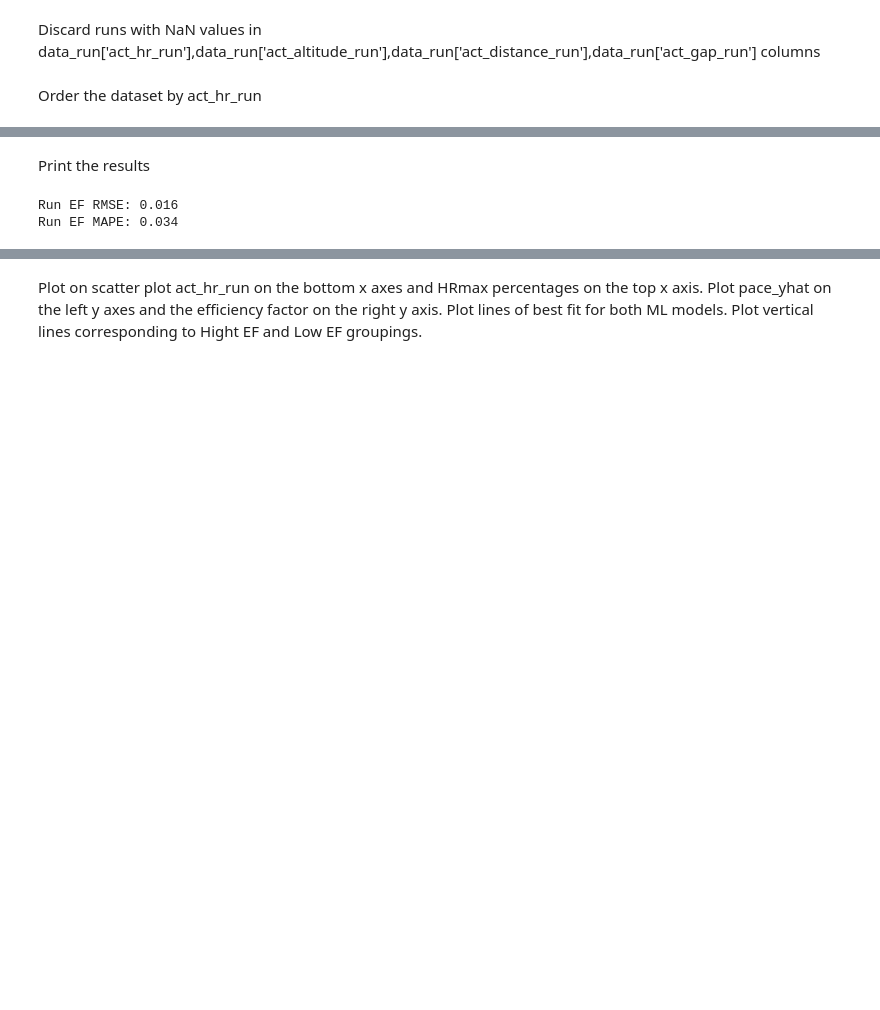
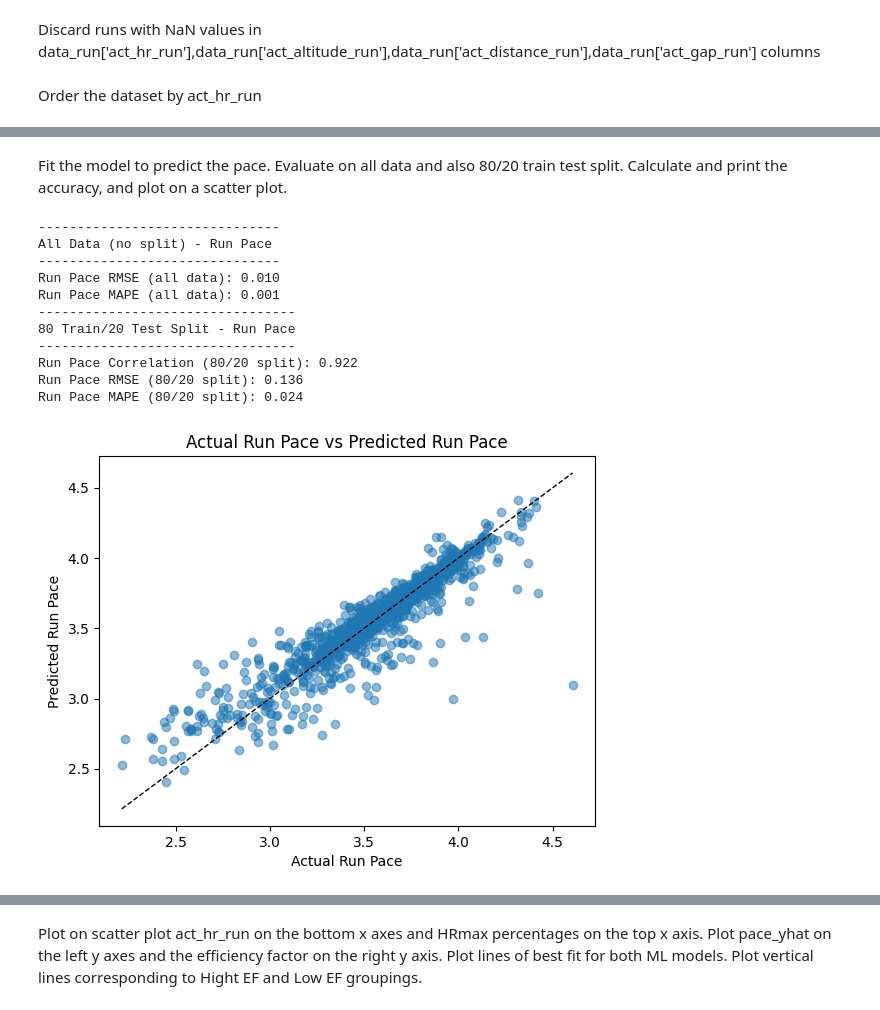
Before and after one commit to pgalko/ml_running_efficiency_predict, a Jupyter notebook: ML_Running_Efficiency_Prediction.ipynb, the cells around one changed output, grey strips where cells are left out. Saved outputs shown, nothing was run; the diff lists cells and outputs as text; code cells hidden in the pictures; blank space fills up the shorter version.

```diff
--- a/ML_Running_Efficiency_Prediction.ipynb
+++ b/ML_Running_Efficiency_Prediction.ipynb
@@ -164 +166,4 @@ data_run = data_run.sort_values(by=['act_hr_run'])
+# %%
+data_run_train = data_run.sample(frac=0.8,random_state=8)
+data_run_test = data_run.drop(data_run_train.index)
 # %% [markdown]
@@ -192,8 +171,60 @@ mape = mean_absolute_percentage_error(data_run['ef_run'], ef_yhat)
-# %% [markdown]
-Print the results
-# %%
-print('Run EF RMSE: %.3f' % rmse)
-print('Run EF MAPE: %.3f' % mape)
-# %% [output]
-Run EF RMSE: 0.016
-Run EF MAPE: 0.034
+# %%
+rf_model = ensemble.RandomForestRegressor(n_estimators=140,min_samples_split=3,min_samples_leaf=1,max_features='sqrt',max_depth=140,bootstrap=False, random_state=8)
+# %% [markdown]
+Fit the model to predict the pace. Evaluate on all data and also 80/20 train test split.
+Calculate and print the accuracy, and plot on a scatter plot.
+# %%
+### Train/Evaluate the model on the the whole dataset (no split) ####
+
+# Train the model on data_run (pace_model_eval)
+pace_model = rf_model.fit(np.column_stack((data_run['act_hr_run'],data_run['act_altitude_run'],data_run['act_distance_run'],data_run['act_tss_run'],data_run['temperature'])), data_run['act_gap_run'])
+# Make a prediction and store in the pace_yhat variable
+pace_yhat = pace_model.predict(np.column_stack((data_run['act_hr_run'],data_run['act_altitude_run'],data_run['act_distance_run'],data_run['act_tss_run'],data_run['temperature'])))
+# compute the rmse and mape
+rmse = np.sqrt(mean_squared_error(data_run['act_gap_run'], pace_yhat))
+mape = mean_absolute_percentage_error(data_run['act_gap_run'], pace_yhat)
+# print the results
+print('-------------------------------')
+print('All Data (no split) - Run Pace')
+print('-------------------------------')
+print('Run Pace RMSE (all data): %.3f' % rmse)
+print('Run Pace MAPE (all data): %.3f' % mape)
+
+### Train the model on the 80% of the dataset and evaluate on the 20% of the dataset ####
+
+# Train the model on data_run_train (pace_model_eval)
+pace_model_eval = pace_model.fit(np.column_stack((data_run_train['act_hr_run'],data_run_train['act_altitude_run'],data_run_train['act_distance_run'],data_run_train['act_tss_run'],data_run_train['temperature'])), data_run_train['act_gap_run'])
+# Make a prediction and store in the pace_yhat_eval variable
+pace_yhat_eval = pace_model_eval.predict(np.column_stack((data_run_test['act_hr_run'],data_run_test['act_altitude_run'],data_run_test['act_distance_run'],data_run_test['act_tss_run'],data_run_test['temperature'])))
+# compute the correlation, rmse and mape
+rmse = np.sqrt(mean_squared_error(data_run_test['act_gap_run'], pace_yhat_eval))
+mape = mean_absolute_percentage_error(data_run_test['act_gap_run'], pace_yhat_eval)
+corr = np.corrcoef(data_run_test['act_gap_run'], pace_yhat_eval)
+# print the results
+print('---------------------------------')
+print('80 Train/20 Test Split - Run Pace')
+print('---------------------------------')
+print('Run Pace Correlation (80/20 split): %.3f' % corr[0,1])
+print('Run Pace RMSE (80/20 split): %.3f' % rmse)
+print('Run Pace MAPE (80/20 split): %.3f' % mape)
+# plot the results
+fig, ax = plt.subplots()
+plt.scatter(data_run_test['act_gap_run'], pace_yhat_eval,alpha=0.5)
+ax.plot([min(data_run_test['act_gap_run']), max(data_run_test['act_gap_run'])], [min(data_run_test['act_gap_run']), max(data_run_test['act_gap_run'])], 'k--', lw=1)
+plt.xlabel('Actual Run Pace')
+plt.ylabel('Predicted Run Pace')
+plt.title('Actual Run Pace vs Predicted Run Pace')
+plt.show()
+# %% [output]
+-------------------------------
+All Data (no split) - Run Pace
+-------------------------------
+Run Pace RMSE (all data): 0.010
+Run Pace MAPE (all data): 0.001
+---------------------------------
+80 Train/20 Test Split - Run Pace
+---------------------------------
+Run Pace Correlation (80/20 split): 0.922
+Run Pace RMSE (80/20 split): 0.136
+Run Pace MAPE (80/20 split): 0.024
+[figure, added]
```
Also changed, not shown: parts of 9 cells of this notebook.
